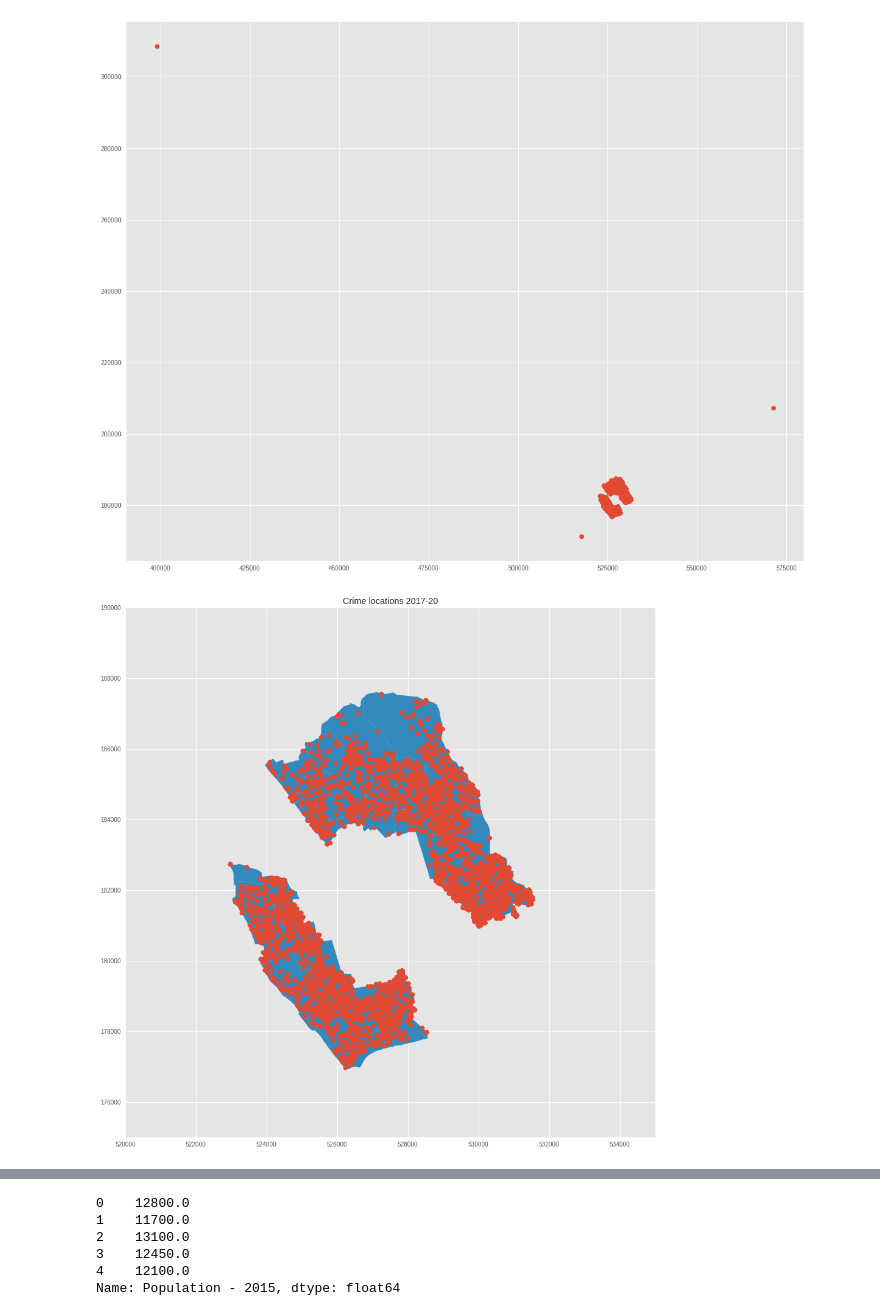
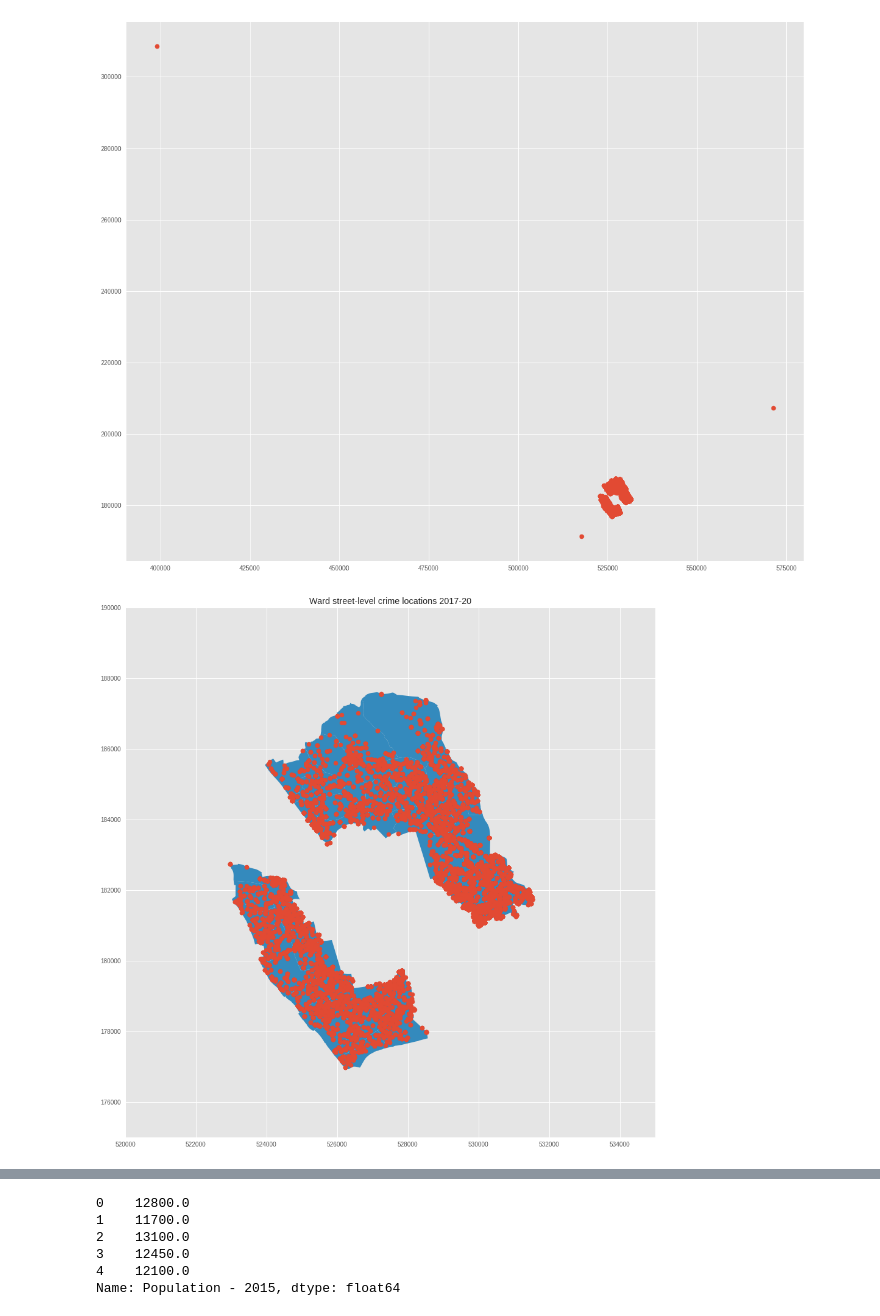
Before and after one commit to naomiburgess/QM2group15, a Jupyter notebook: Chloropleth_map.ipynb, the cells around one changed output, grey strips where cells are left out. Cells and saved outputs as stored; diff of their text form; code cells hidden in the pictures.

```diff
--- a/Chloropleth_map.ipynb
+++ b/Chloropleth_map.ipynb
@@ -307,13 +307,13 @@ crime.plot()
 [figure]
 # %%
 ax = df_joined.plot()
-plt.title('Crime locations 2017-20')
+plt.title('Ward street-level crime locations 2017-20')
 plt.xlim(520000,535000)
 plt.ylim(175000,190000)
 
 
 crime.plot(ax=ax).get_figure().savefig('crimelocation.png')
 # %% [output]
-[figure, old version]
+[figure, new version]
 # %%
 ax = df_joined.plot(column='Employment rate (16-64) - 2011', cmap='Greens', scheme='quantiles', k=5, legend=True)
```
Also changed, not shown: parts of 25 cells of this notebook.
